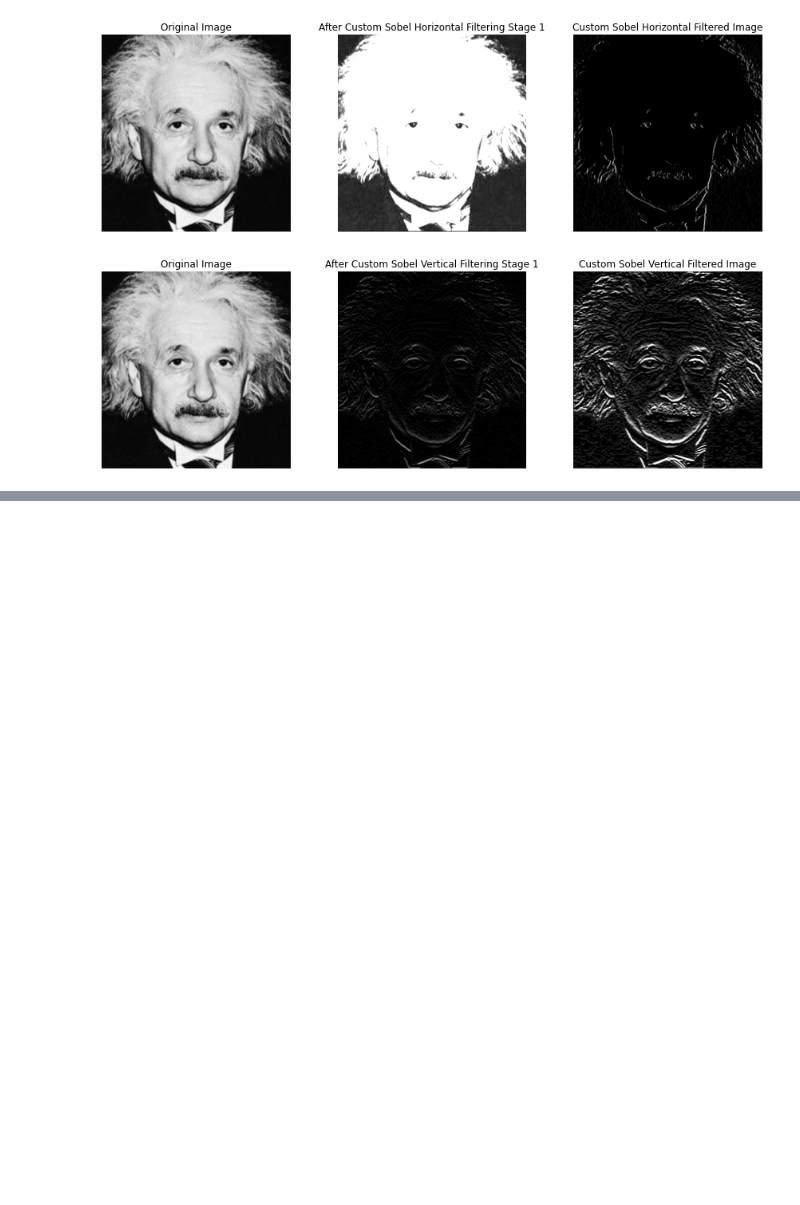
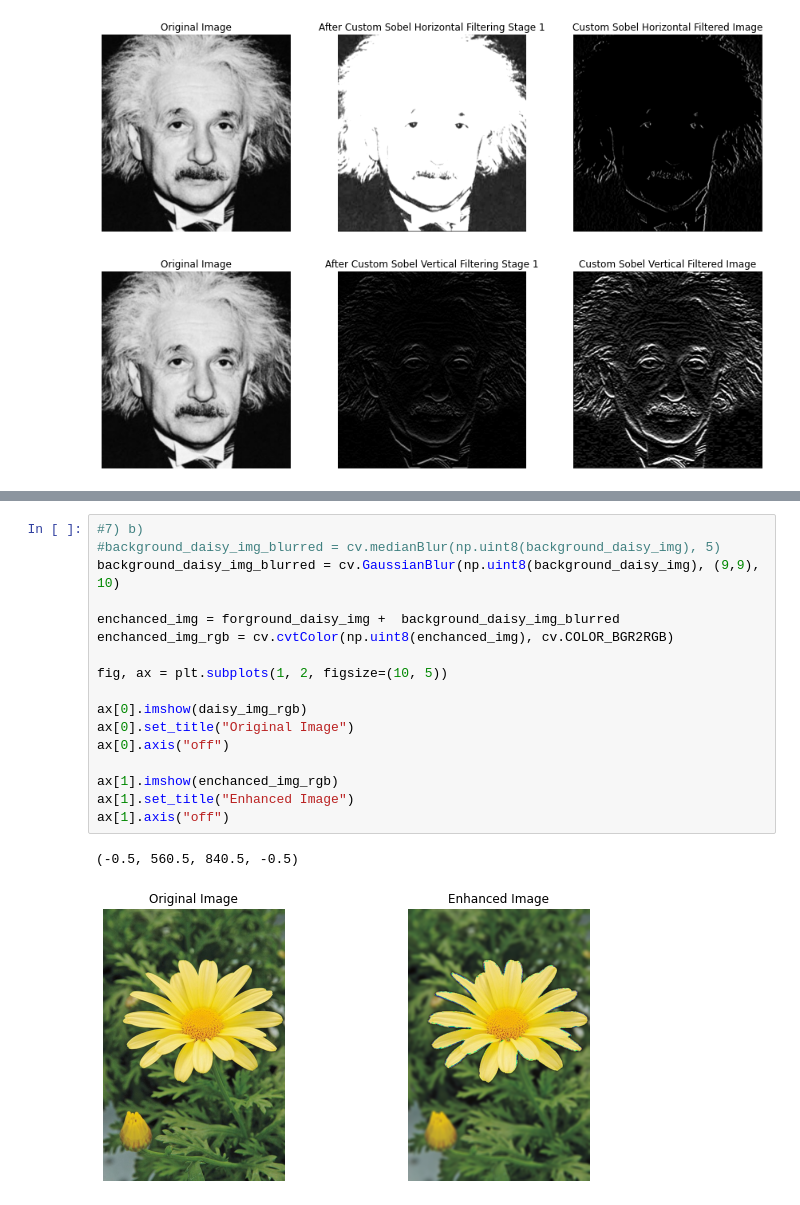
Before and after one commit to SupunDK/Fundamentals-of-Image-Processing, a Jupyter notebook: Assignment 1/190338C_Assignment_1.ipynb, the cells around one changed output, grey strips where cells are left out. Cells and saved outputs as stored; diff of their text form; blank space fills up the shorter version.

```diff
--- a/Assignment 1/190338C_Assignment_1.ipynb
+++ b/Assignment 1/190338C_Assignment_1.ipynb
@@ -408,0 +448,20 @@ ax[1][2].axis('off')
+# %%
+#7) b)
+#background_daisy_img_blurred = cv.medianBlur(np.uint8(background_daisy_img), 5)
+background_daisy_img_blurred = cv.GaussianBlur(np.uint8(background_daisy_img), (9,9), 10)
+
+enchanced_img = forground_daisy_img +  background_daisy_img_blurred
+enchanced_img_rgb = cv.cvtColor(np.uint8(enchanced_img), cv.COLOR_BGR2RGB)
+
+fig, ax = plt.subplots(1, 2, figsize=(10, 5))
+
+ax[0].imshow(daisy_img_rgb)
+ax[0].set_title("Original Image")
+ax[0].axis("off")
+
+ax[1].imshow(enchanced_img_rgb)
+ax[1].set_title("Enhanced Image")
+ax[1].axis("off")
+# %% [output]
+(-0.5, 560.5, 840.5, -0.5)
+[figure, added]
```
Also changed, not shown: parts of 2 cells of this notebook.
